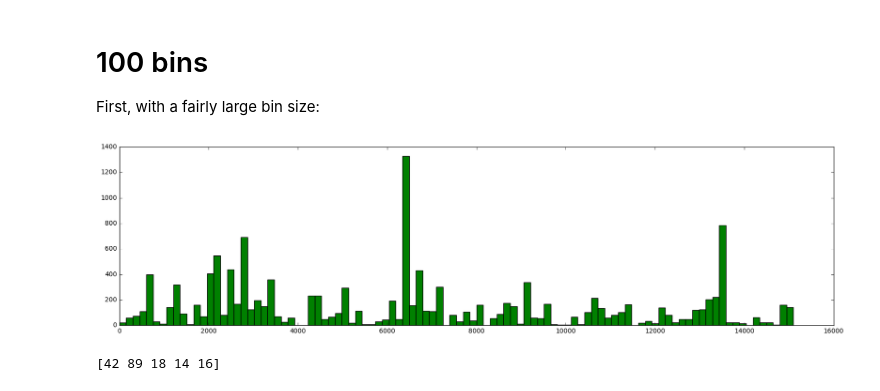
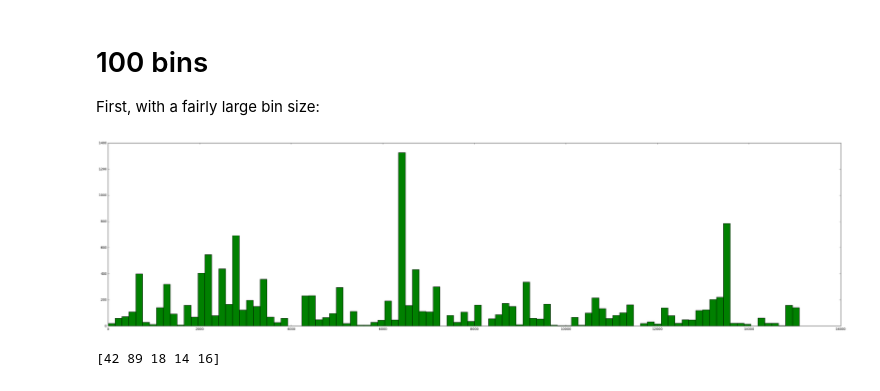
Before and after one commit to davidmcclure/quotes, a Jupyter notebook: notebooks/v4-hamlet-distribution.ipynb, the cells around one changed output. Drawn from its saved outputs; the diff is of its cells as text; code cells hidden in the pictures.

```diff
--- a/notebooks/v4-hamlet-distribution.ipynb
+++ b/notebooks/v4-hamlet-distribution.ipynb
@@ -19,18 +19,18 @@ hamlet = RawText.from_file('../data/hamlet.txt')
 
 First, with a fairly large bin size:
 # %%
-plt.figure(figsize=(20, 5))
+plt.figure(figsize=(40, 10))
 
 n, bins, patches = plt.hist(
     quoted,
     range=(0, len(hamlet.tokens)),
     bins=100,
     color='green',
 )
 
 plt.show()
 # %% [output]
-[figure, old version]
+[figure, new version]
 # %%
 import numpy as np
 
```
Also changed, not shown: parts of 2 cells of this notebook.
